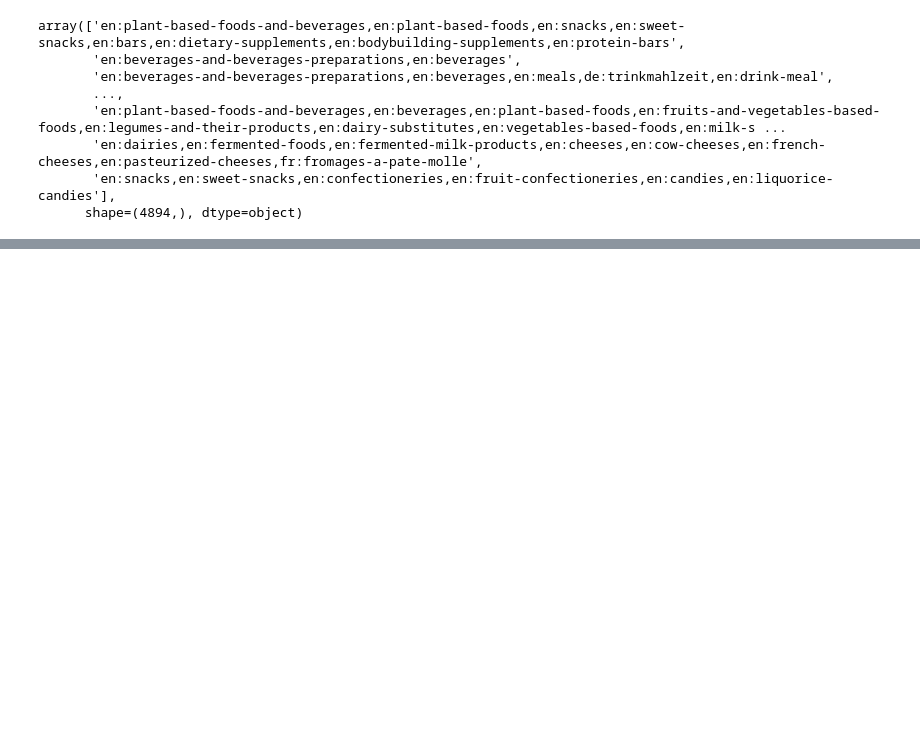
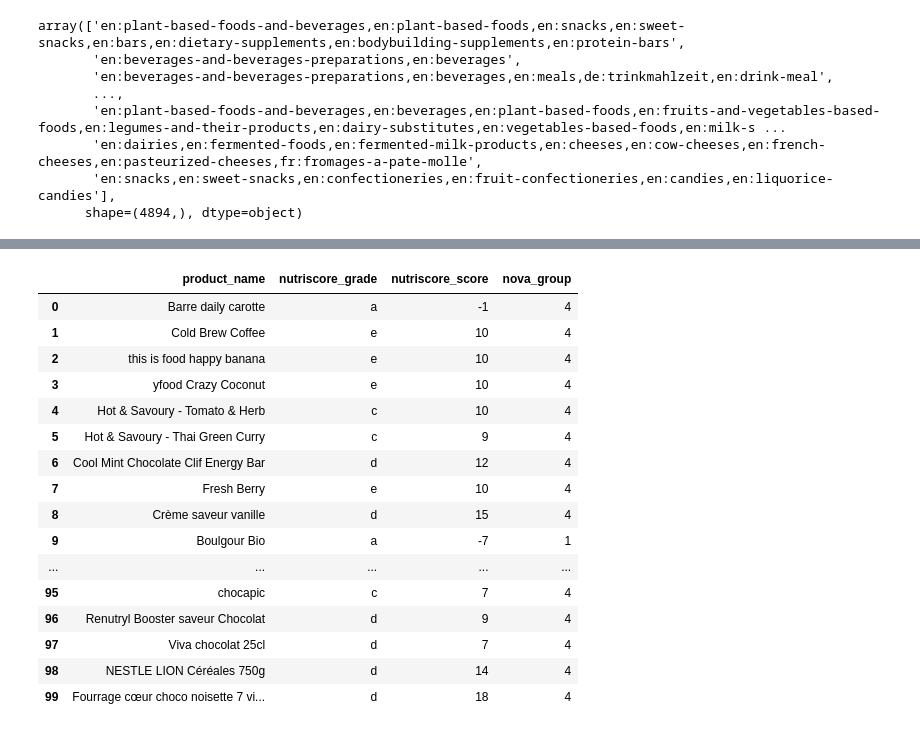
Before and after one commit to michael-wales/smartfoodscan, a Jupyter notebook: notebooks/construct_y.ipynb, the cells around one changed output, grey strips where cells are left out. Drawn from its saved outputs; the diff is of its cells as text; code cells hidden in the pictures; blank space fills up the shorter version.

```diff
--- a/notebooks/construct_y.ipynb
+++ b/notebooks/construct_y.ipynb
@@ -105,3 +125,23 @@ df.head()
 | 2 | 4260556630380 | http://world-en.openfoodfacts.org... | this is food happy banana | 1pcs | yfood,yF | yfood,yf | Getränke | en:beverages-and-beverages-prepar... | ... |
 | 3 | 4260556630397 | http://world-en.openfoodfacts.org... | yfood Crazy Coconut | 500 ml | yfood | yfood | Fertiggerichte, Trinkmahlzeit, en... | en:beverages-and-beverages-prepar... | ... |
 | 4 | 5060495115042 | http://world-en.openfoodfacts.org... | Hot & Savoury - Tomato & Herb | 665 g | Huel | huel | Pflanzliche Lebensmittel und Getr... | en:plant-based-foods-and-beverage... | ... |
+# %%
+df[['product_name','nutriscore_grade', 'nutriscore_score','nova_group']].head(100)
+# %% [output]
+|  | product_name | nutriscore_grade | nutriscore_score | nova_group |
+| 0 | Barre daily carotte | a | -1 | 4 |
+| 1 | Cold Brew Coffee | e | 10 | 4 |
+| 2 | this is food happy banana | e | 10 | 4 |
+| 3 | yfood Crazy Coconut | e | 10 | 4 |
+| 4 | Hot & Savoury - Tomato & Herb | c | 10 | 4 |
+| 5 | Hot & Savoury - Thai Green Curry | c | 9 | 4 |
+| 6 | Cool Mint Chocolate Clif Energy Bar | d | 12 | 4 |
+| 7 | Fresh Berry | e | 10 | 4 |
+| 8 | Crème saveur vanille | d | 15 | 4 |
+| 9 | Boulgour Bio | a | -7 | 1 |
+| ... | ... | ... | ... | ... |
+| 95 | chocapic | c | 7 | 4 |
+| 96 | Renutryl Booster saveur Chocolat | d | 9 | 4 |
+| 97 | Viva chocolat 25cl | d | 7 | 4 |
+| 98 | NESTLE LION Céréales 750g | d | 14 | 4 |
+| 99 | Fourrage cœur choco noisette 7 vi... | d | 18 | 4 |
```
Also changed, not shown: parts of 4 cells of this notebook.
